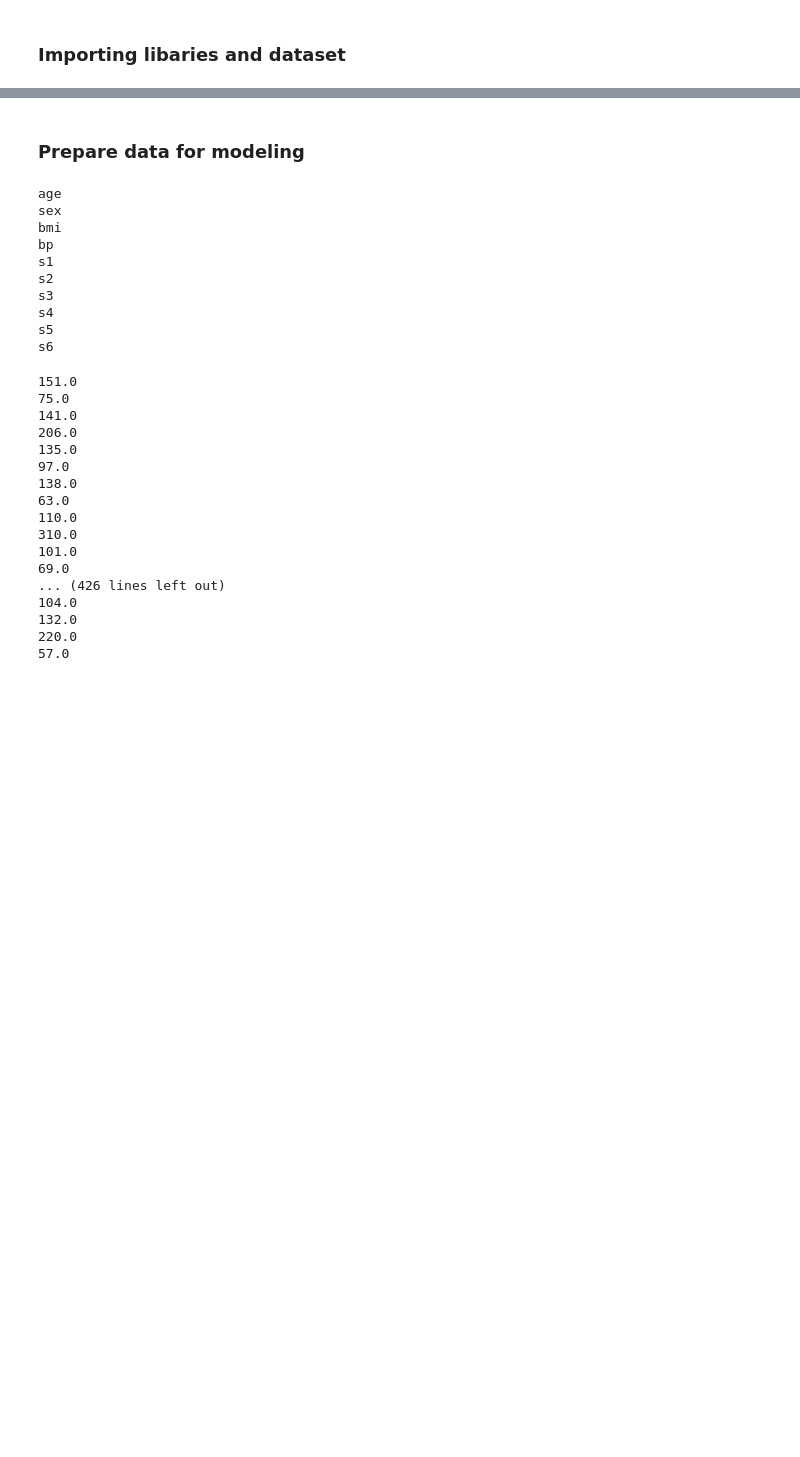
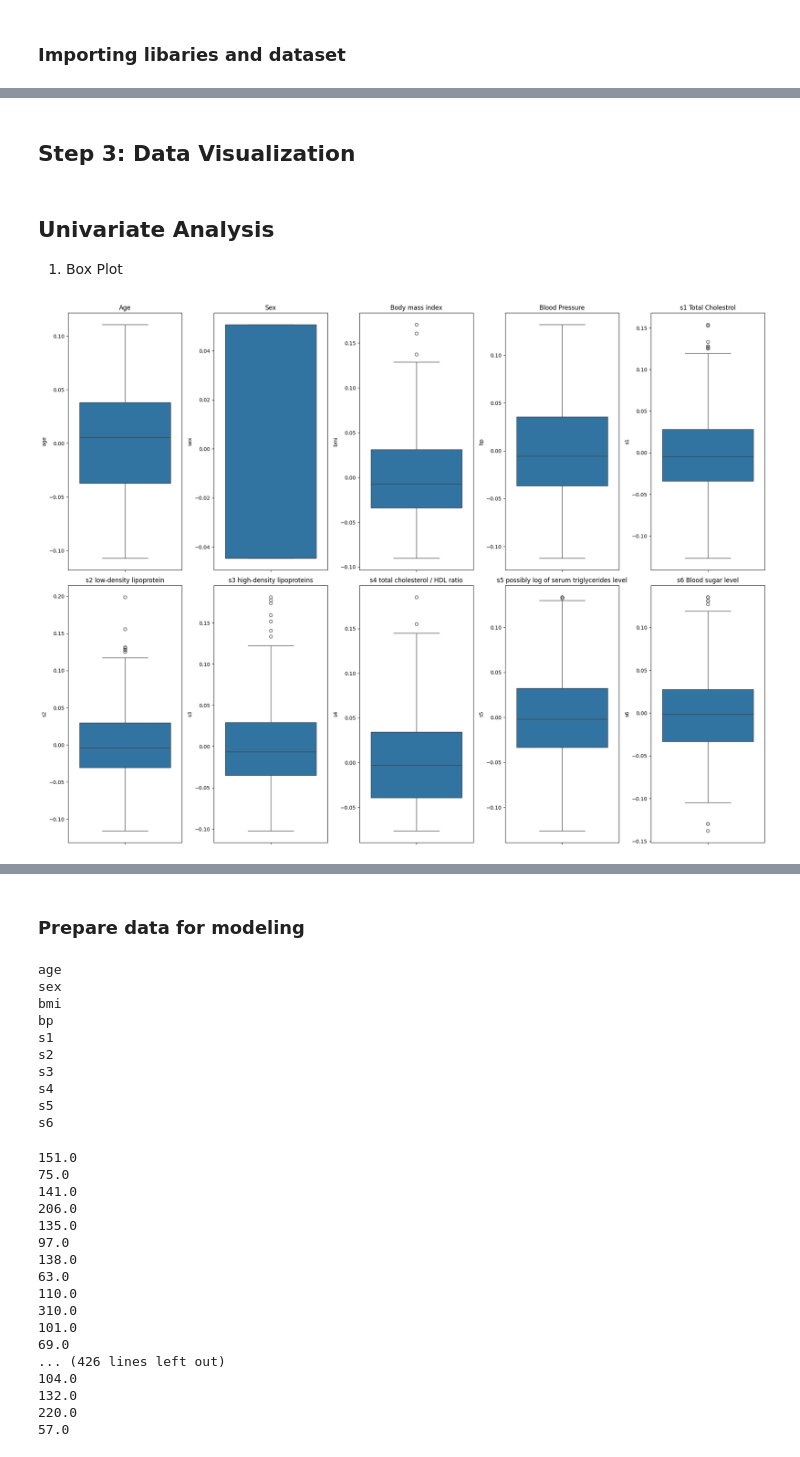
Before and after one commit to zulekhashuki-netizen/Machine-Learning-Diabates-Model, a Jupyter notebook: DM.ipynb, the cells around one changed output, grey strips where cells are left out. Drawn from its saved outputs; the diff is of its cells as text; code cells hidden in the pictures; blank space fills up the shorter version.

```diff
--- a/DM.ipynb
+++ b/DM.ipynb
@@ -92,0 +48,11 @@ from sklearn.datasets import load_diabetes
+# %%
+#Initializing the dataset
+diabetes = load_diabetes() # loading the diabetes dataset into the variable named
+diabetes
+#Converting the dataset into a pandad DataFrame.
+diabetes_df = pd.DataFrame(diabetes.data, columns = diabetes.feature_names)
+
+#Displaying the dataset.
+print("The first 10 rows of the diabetes dataset are:") # printing a message to indicate that the first 10 rows of the diabetes dataset will be displayed
+print("***" * 20) # printing a separator line for better readability
+diabetes_df.head(10) # displaying the first 10 rows of the diabetes dataset using the head() method of the DataFrame
@@ -92,0 +265,52 @@ from sklearn.datasets import load_diabetes
+# %% [markdown]
+## Step 3: Data Visualization
+# %% [markdown]
+## Univariate Analysis
+1. Box Plot
+# %%
+plt.figure(figsize=(20, 15))
+
+plt.subplot(2, 5, 1)
+sns.boxplot(y=diabetes_df['age'])
+plt.title('Age')
+
+plt.subplot(2, 5, 2)
+sns.boxplot(y=diabetes_df['sex'])
+plt.title('Sex')
+
+plt.subplot(2, 5, 3)
+sns.boxplot(y=diabetes_df['bmi'])
+plt.title('Body mass index')
+
+plt.subplot(2, 5, 4)
+sns.boxplot(y=diabetes_df['bp'])
+plt.title('Blood Pressure')
+
+plt.subplot(2, 5, 5)
+sns.boxplot(y=diabetes_df['s1'])
+plt.title('s1 Total Cholestrol')
+
+plt.subplot(2, 5, 6)
+sns.boxplot(y=diabetes_df['s2'])
+plt.title('s2 low-density lipoprotein')
+
+plt.subplot(2, 5, 7)
+sns.boxplot(y=diabetes_df['s3'])
+plt.title('s3 high-density lipoproteins')
+
+plt.subplot(2, 5, 8)
+sns.boxplot(y=diabetes_df['s4'])
+plt.title('s4 total cholesterol / HDL ratio')
+
+plt.subplot(2, 5, 9)
+sns.boxplot(y=diabetes_df['s5'])
+plt.title('s5 possibly log of serum triglycerides level')
+
+plt.subplot(2, 5, 10)
+sns.boxplot(y=diabetes_df['s6'])
+plt.title('s6 Blood sugar level')
+
+plt.tight_layout()
+plt.show()
+# %% [output]
+[figure, added]
```
Also changed, not shown: parts of 37 cells of this notebook, 3 other files.
